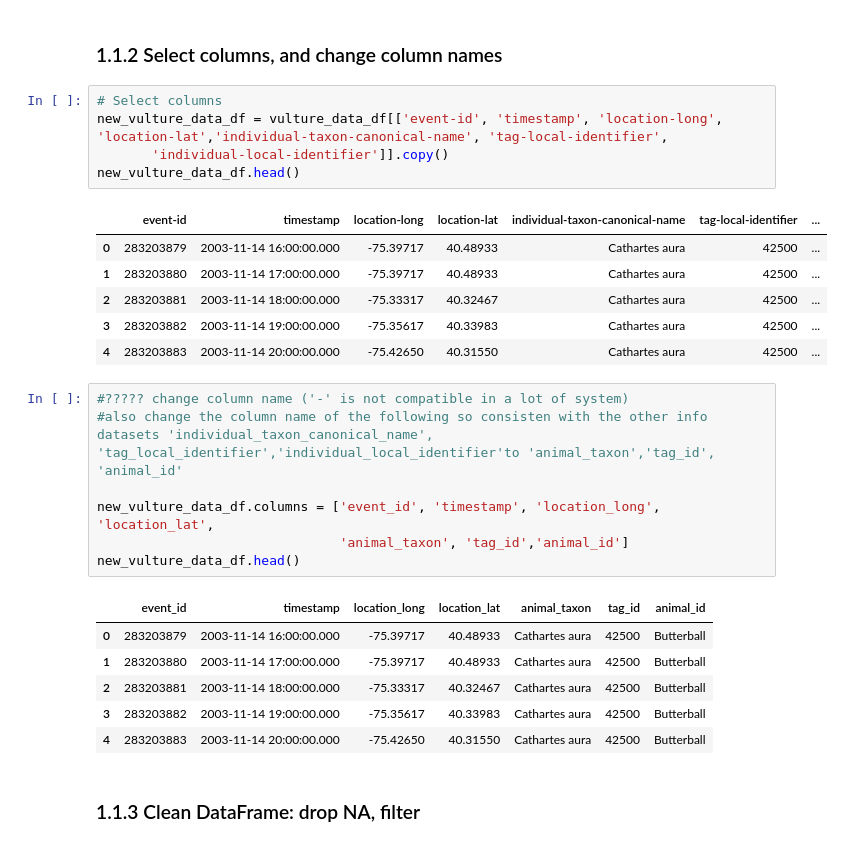
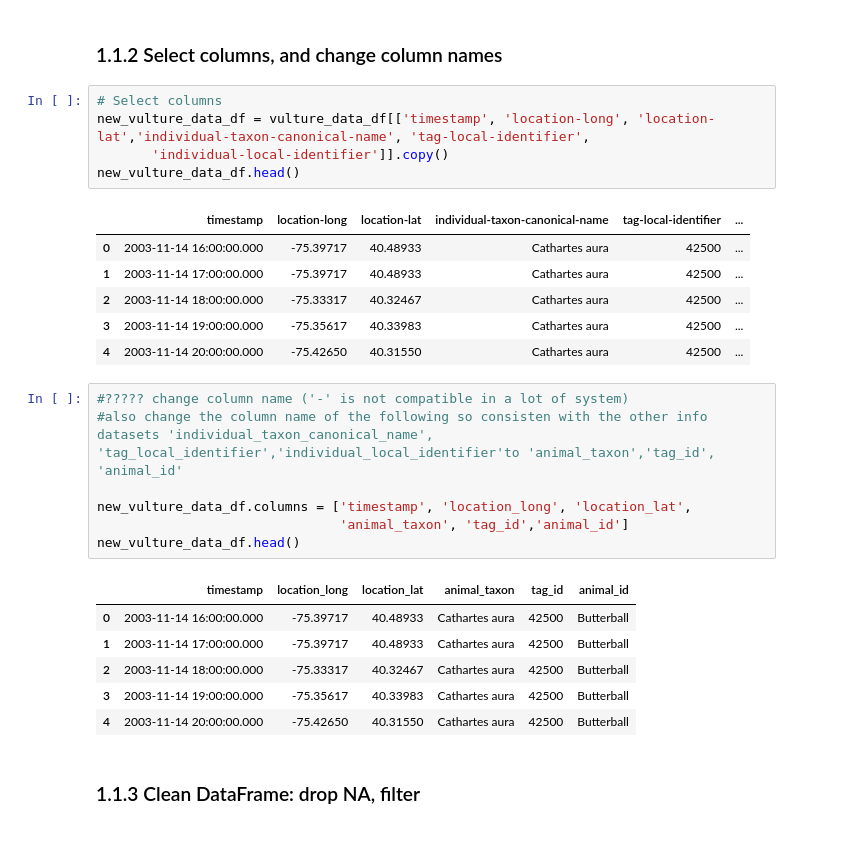
Before and after one commit to sunshineaqu/Turkey-Vulture-Migration, a Jupyter notebook: vulture_etl_cities_pk.ipynb, the cells around one changed output. Cells and saved outputs as stored; diff of their text form.

```diff
--- a/vulture_etl_cities_pk.ipynb
+++ b/vulture_etl_cities_pk.ipynb
@@ -35,30 +35,30 @@ Index(['event-id', 'visible', 'timestamp', 'location-long', 'location-lat',
 ### 1.1.2 Select columns, and change column names
 # %%
 # Select columns
-new_vulture_data_df = vulture_data_df[['event-id', 'timestamp', 'location-long', 'location-lat','individual-taxon-canonical-name', 'tag-local-identifier',
+new_vulture_data_df = vulture_data_df[['timestamp', 'location-long', 'location-lat','individual-taxon-canonical-name', 'tag-local-identifier',
        'individual-local-identifier']].copy()
 new_vulture_data_df.head()
 # %% [output]
-|  | event-id | timestamp | location-long | location-lat | individual-taxon-canonical-name | tag-local-identifier | ... |
-| 0 | 283203879 | 2003-11-14 16:00:00.000 | -75.39717 | 40.48933 | Cathartes aura | 42500 | ... |
-| 1 | 283203880 | 2003-11-14 17:00:00.000 | -75.39717 | 40.48933 | Cathartes aura | 42500 | ... |
-| 2 | 283203881 | 2003-11-14 18:00:00.000 | -75.33317 | 40.32467 | Cathartes aura | 42500 | ... |
-| 3 | 283203882 | 2003-11-14 19:00:00.000 | -75.35617 | 40.33983 | Cathartes aura | 42500 | ... |
-| 4 | 283203883 | 2003-11-14 20:00:00.000 | -75.42650 | 40.31550 | Cathartes aura | 42500 | ... |
+|  | timestamp | location-long | location-lat | individual-taxon-canonical-name | tag-local-identifier | ... |
+| 0 | 2003-11-14 16:00:00.000 | -75.39717 | 40.48933 | Cathartes aura | 42500 | ... |
+| 1 | 2003-11-14 17:00:00.000 | -75.39717 | 40.48933 | Cathartes aura | 42500 | ... |
+| 2 | 2003-11-14 18:00:00.000 | -75.33317 | 40.32467 | Cathartes aura | 42500 | ... |
+| 3 | 2003-11-14 19:00:00.000 | -75.35617 | 40.33983 | Cathartes aura | 42500 | ... |
+| 4 | 2003-11-14 20:00:00.000 | -75.42650 | 40.31550 | Cathartes aura | 42500 | ... |
 # %%
 #????? change column name ('-' is not compatible in a lot of system)
 #also change the column name of the following so consisten with the other info datasets 'individual_taxon_canonical_name', 'tag_local_identifier','individual_local_identifier'to 'animal_taxon','tag_id', 'animal_id'
 
-new_vulture_data_df.columns = ['event_id', 'timestamp', 'location_long', 'location_lat',
+new_vulture_data_df.columns = ['timestamp', 'location_long', 'location_lat',
                                'animal_taxon', 'tag_id','animal_id']
 new_vulture_data_df.head()
 # %% [output]
-|  | event_id | timestamp | location_long | location_lat | animal_taxon | tag_id | animal_id |
-| 0 | 283203879 | 2003-11-14 16:00:00.000 | -75.39717 | 40.48933 | Cathartes aura | 42500 | Butterball |
-| 1 | 283203880 | 2003-11-14 17:00:00.000 | -75.39717 | 40.48933 | Cathartes aura | 42500 | Butterball |
-| 2 | 283203881 | 2003-11-14 18:00:00.000 | -75.33317 | 40.32467 | Cathartes aura | 42500 | Butterball |
-| 3 | 283203882 | 2003-11-14 19:00:00.000 | -75.35617 | 40.33983 | Cathartes aura | 42500 | Butterball |
-| 4 | 283203883 | 2003-11-14 20:00:00.000 | -75.42650 | 40.31550 | Cathartes aura | 42500 | Butterball |
+|  | timestamp | location_long | location_lat | animal_taxon | tag_id | animal_id |
+| 0 | 2003-11-14 16:00:00.000 | -75.39717 | 40.48933 | Cathartes aura | 42500 | Butterball |
+| 1 | 2003-11-14 17:00:00.000 | -75.39717 | 40.48933 | Cathartes aura | 42500 | Butterball |
+| 2 | 2003-11-14 18:00:00.000 | -75.33317 | 40.32467 | Cathartes aura | 42500 | Butterball |
+| 3 | 2003-11-14 19:00:00.000 | -75.35617 | 40.33983 | Cathartes aura | 42500 | Butterball |
+| 4 | 2003-11-14 20:00:00.000 | -75.42650 | 40.31550 | Cathartes aura | 42500 | Butterball |
 # %% [markdown]
 ### 1.1.3 Clean DataFrame: drop NA, filter
 # %%
```
Also changed, not shown: parts of 8 cells of this notebook, 1 other file.
